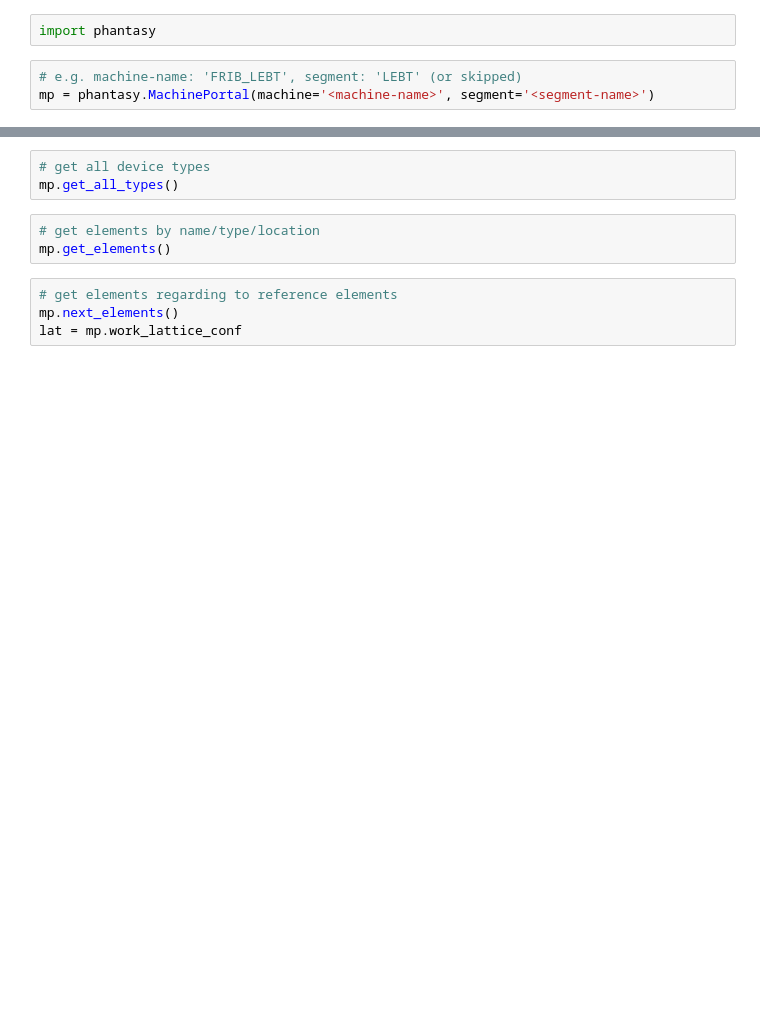
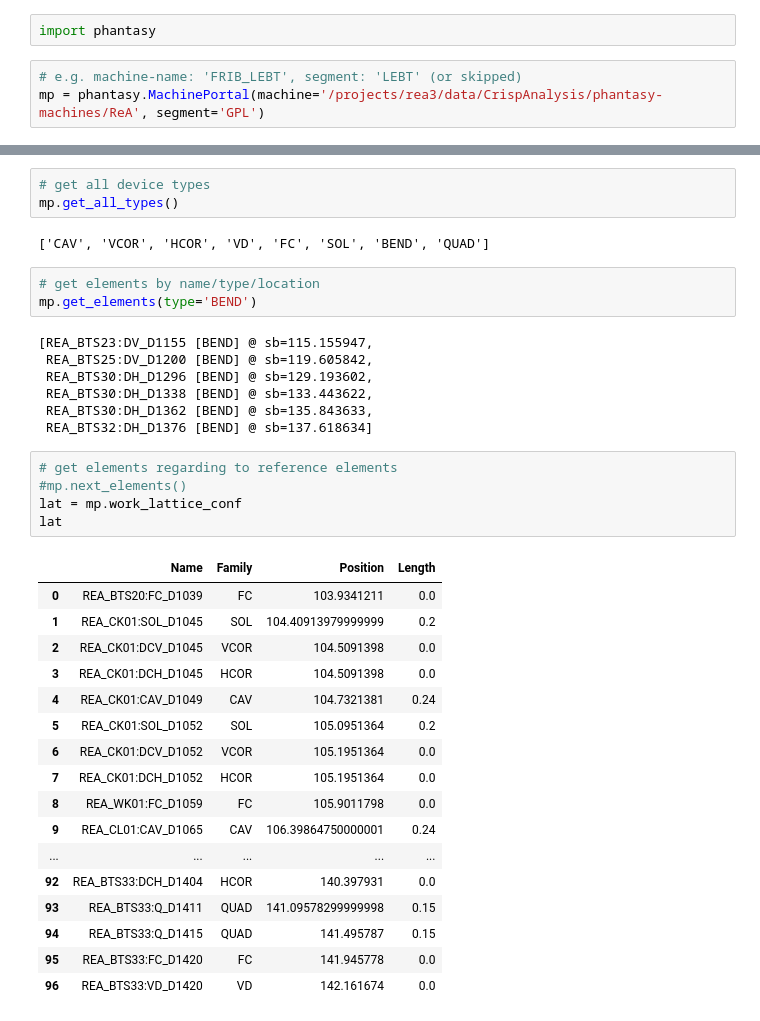
Before and after one commit to crispd/rea-files, a Jupyter notebook: PhantasyModel.ipynb, the cells around one changed output, grey strips where cells are left out. Saved outputs shown, nothing was run; the diff lists cells and outputs as text; blank space fills up the shorter version.

Commit message:
a phantasy demo walked through with Tong.

```diff
--- a/PhantasyModel.ipynb
+++ b/PhantasyModel.ipynb
@@ -8,4 +6,4 @@ ImportError: No module named 'lmfit'
 import phantasy
 # %%
 # e.g. machine-name: 'FRIB_LEBT', segment: 'LEBT' (or skipped)
-mp = phantasy.MachinePortal(machine='<machine-name>', segment='<segment-name>')
+mp = phantasy.MachinePortal(machine='/projects/rea3/data/CrispAnalysis/phantasy-machines/ReA', segment='GPL')
@@ -12,13 +21,41 @@ mp = phantasy.MachinePortal(machine='<machine-name>', segment='<segment-name>')
 # %%
 # get all device types
 mp.get_all_types()
+# %% [output]
+['CAV', 'VCOR', 'HCOR', 'VD', 'FC', 'SOL', 'BEND', 'QUAD']
 # %%
 # get elements by name/type/location
-mp.get_elements()
+mp.get_elements(type='BEND')
+# %% [output]
+[REA_BTS23:DV_D1155 [BEND] @ sb=115.155947,
+ REA_BTS25:DV_D1200 [BEND] @ sb=119.605842,
+ REA_BTS30:DH_D1296 [BEND] @ sb=129.193602,
+ REA_BTS30:DH_D1338 [BEND] @ sb=133.443622,
+ REA_BTS30:DH_D1362 [BEND] @ sb=135.843633,
+ REA_BTS32:DH_D1376 [BEND] @ sb=137.618634]
 # %%
 # get elements regarding to reference elements
-mp.next_elements()
+#mp.next_elements()
 lat = mp.work_lattice_conf
+lat
+# %% [output]
+|  | Name | Family | Position | Length |
+| 0 | REA_BTS20:FC_D1039 | FC | 103.9341211 | 0.0 |
+| 1 | REA_CK01:SOL_D1045 | SOL | 104.40913979999999 | 0.2 |
+| 2 | REA_CK01:DCV_D1045 | VCOR | 104.5091398 | 0.0 |
+| 3 | REA_CK01:DCH_D1045 | HCOR | 104.5091398 | 0.0 |
+| 4 | REA_CK01:CAV_D1049 | CAV | 104.7321381 | 0.24 |
+| 5 | REA_CK01:SOL_D1052 | SOL | 105.0951364 | 0.2 |
+| 6 | REA_CK01:DCV_D1052 | VCOR | 105.1951364 | 0.0 |
+| 7 | REA_CK01:DCH_D1052 | HCOR | 105.1951364 | 0.0 |
+| 8 | REA_WK01:FC_D1059 | FC | 105.9011798 | 0.0 |
+| 9 | REA_CL01:CAV_D1065 | CAV | 106.39864750000001 | 0.24 |
+| ... | ... | ... | ... | ... |
+| 92 | REA_BTS33:DCH_D1404 | HCOR | 140.397931 | 0.0 |
+| 93 | REA_BTS33:Q_D1411 | QUAD | 141.09578299999998 | 0.15 |
+| 94 | REA_BTS33:Q_D1415 | QUAD | 141.495787 | 0.15 |
+| 95 | REA_BTS33:FC_D1420 | FC | 141.945778 | 0.0 |
+| 96 | REA_BTS33:VD_D1420 | VD | 142.161674 | 0.0 |
 # %%
 # sync settings from accelerator (VA or REAL)
 lat.sync_settings(data_source='control')
```
Also changed, not shown: parts of 16 cells of this notebook.
